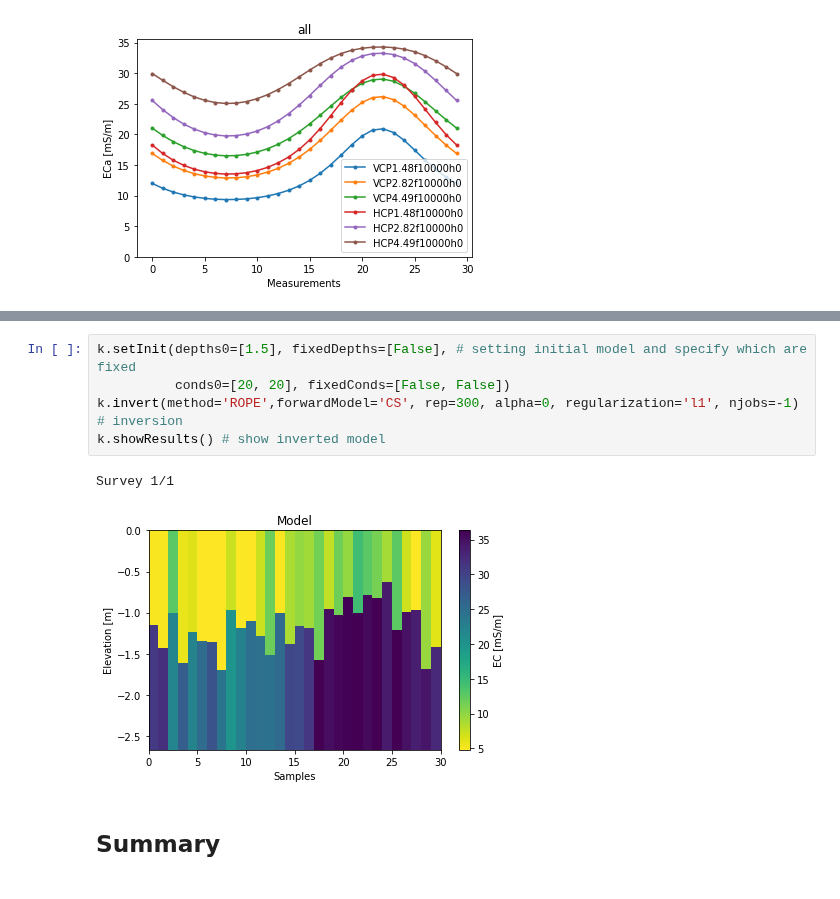
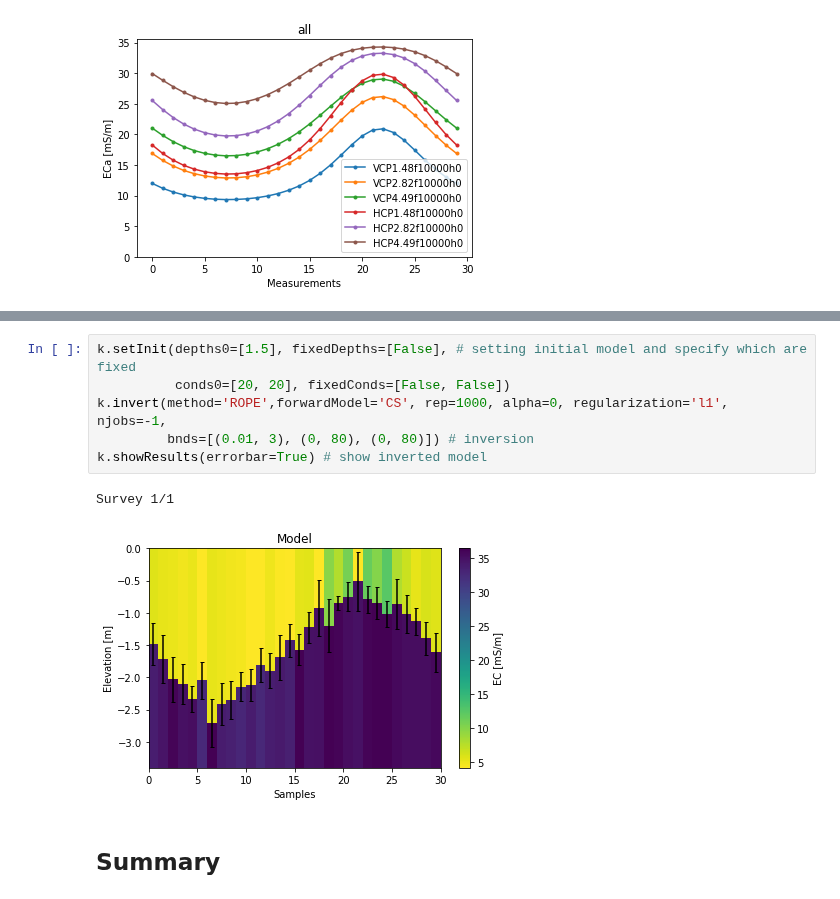
Before and after one commit to hkexgroup/emagpy, a Jupyter notebook: jupyter-notebook/workshop01-forward.ipynb, the cells around one changed output, grey strips where cells are left out. Cells and saved outputs as stored; diff of their text form.

```diff
--- a/jupyter-notebook/workshop01-forward.ipynb
+++ b/jupyter-notebook/workshop01-forward.ipynb
@@ -98,11 +103,12 @@ Note that here as a probabilistic inversion method is used `k.showResults(errorb
 # %%
 k.setInit(depths0=[1.5], fixedDepths=[False], # setting initial model and specify which are fixed
           conds0=[20, 20], fixedConds=[False, False])
-k.invert(method='ROPE',forwardModel='CS', rep=300, alpha=0, regularization='l1', njobs=-1) # inversion
-k.showResults() # show inverted model
+k.invert(method='ROPE',forwardModel='CS', rep=1000, alpha=0, regularization='l1', njobs=-1,
+         bnds=[(0.01, 3), (0, 80), (0, 80)]) # inversion
+k.showResults(errorbar=True) # show inverted model
 # %% [output]
 Survey 1/1
-[figure, old version]
+[figure, new version]
 # %% [markdown]
 ## Summary
 # %%
```
Also changed, not shown: parts of 11 cells of this notebook, 1 other file.
